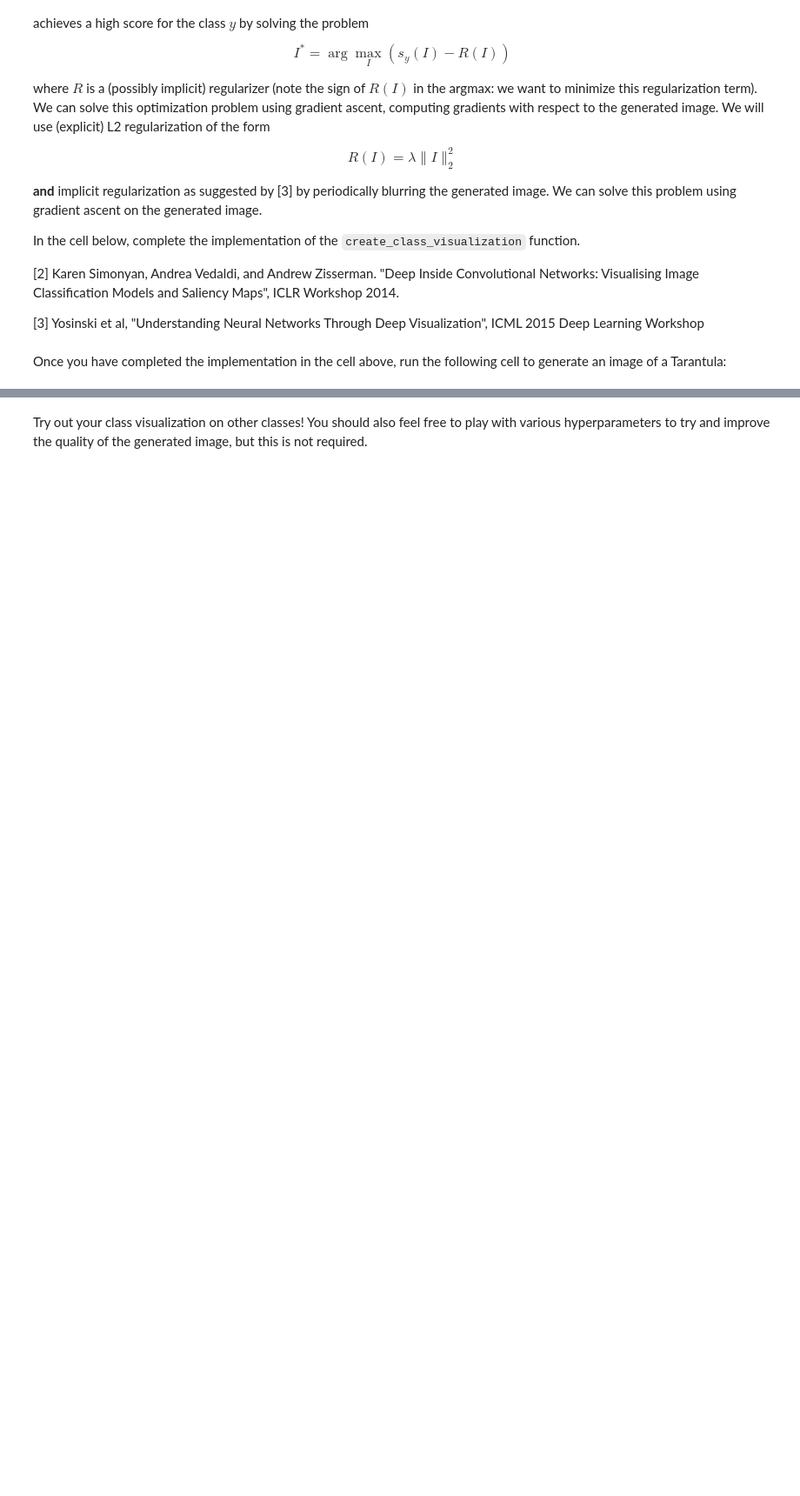
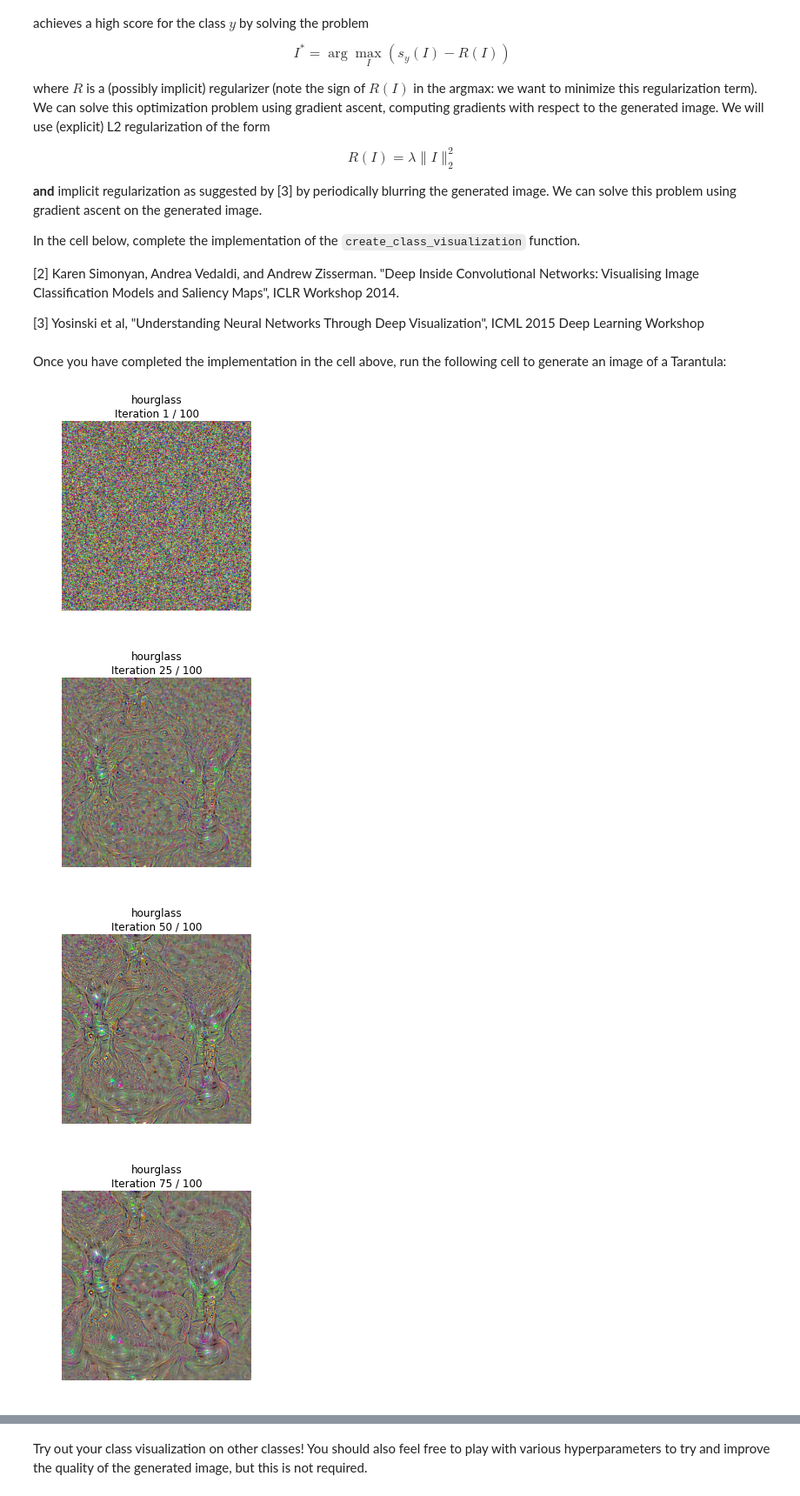
Before and after one commit to shashanksiripragada/cs231n, a Jupyter notebook: assignment3/NetworkVisualization-PyTorch.ipynb, the cells around one changed output, grey strips where cells are left out. Shown at 87% size. Cells and saved outputs as stored; diff of their text form; code cells hidden in the pictures; blank space fills up the shorter version.

```diff
--- a/assignment3/NetworkVisualization-PyTorch.ipynb
+++ b/assignment3/NetworkVisualization-PyTorch.ipynb
@@ -433,7 +433,17 @@ def create_class_visualization(target_y, model, dtype, **kwargs):
         # L2 regularization term!                                              #
         # Be very careful about the signs of elements in your code.            #
         ########################################################################
-        pass
+        scores = model(img)
+
+        target = scores[0,target_y]
+
+        target.backward()
+
+        grad = img.grad.data
+        grad = grad - 2 * l2_reg * img.data
+
+        img.data +=  learning_rate*(grad/grad.norm())
+        img.grad.zero_()
         ########################################################################
         #                             END OF YOUR CODE                         #
         ########################################################################
@@ -464,12 +474,17 @@ Once you have completed the implementation in the cell above, run the following
 # %%
 dtype = torch.FloatTensor
 # dtype = torch.cuda.FloatTensor # Uncomment this to use GPU
 model.type(dtype)
 
 # target_y = 76 # Tarantula
-# target_y = 78 # Tick
-target_y = 187 # Yorkshire Terrier
+#target_y = 78 # Tick
+#target_y = 187 # Yorkshire Terrier
 # target_y = 683 # Oboe
 # target_y = 366 # Gorilla
-# target_y = 604 # Hourglass
+target_y = 604 # Hourglass
 out = create_class_visualization(target_y, model, dtype)
+# %% [output]
+[figure, added]
+[figure, added]
+[figure, added]
+[figure, added]
```
Also changed, not shown: parts of 2 cells of this notebook.
